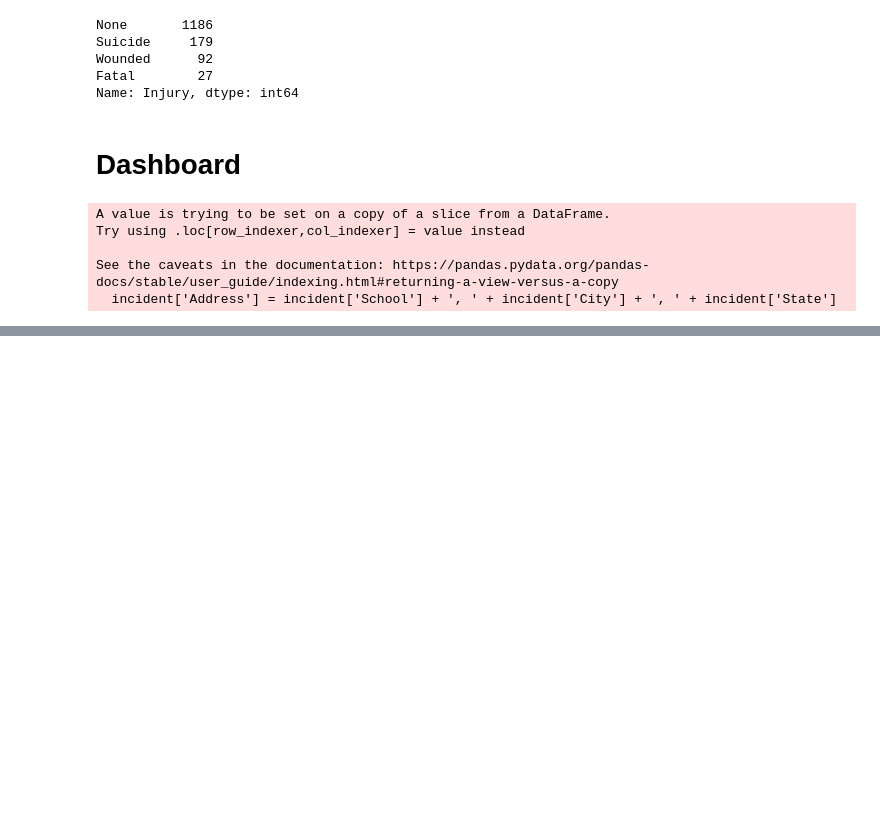
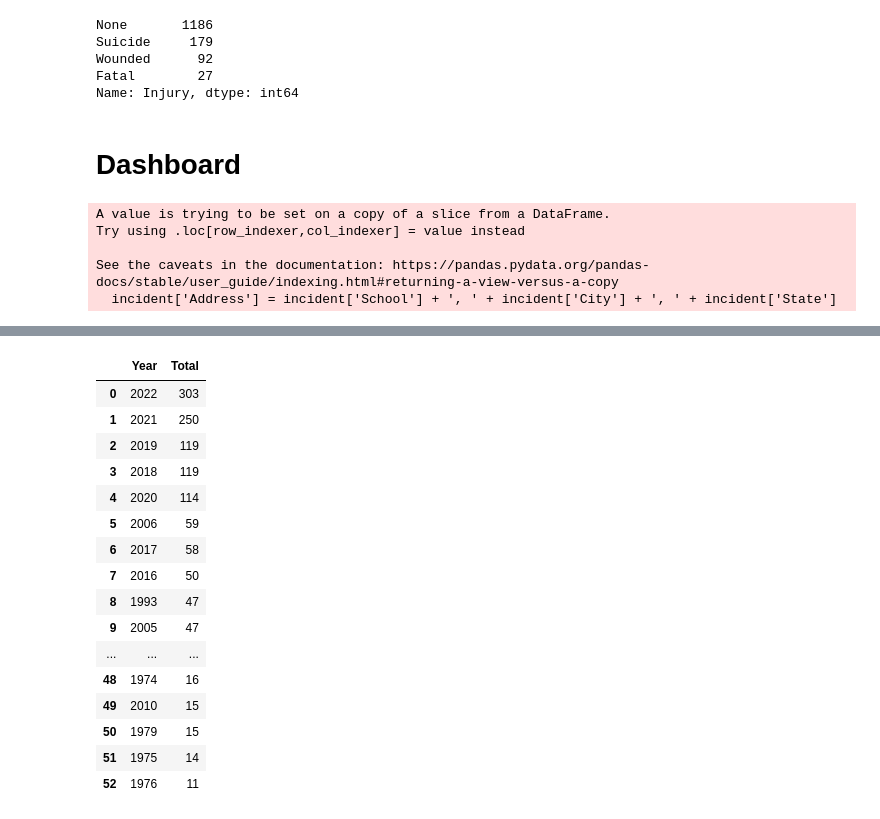
Before and after one commit to timmymiller10/School-Shooting-Dataset-Analysis, a Jupyter notebook: data.ipynb, the cells around one changed output, grey strips where cells are left out. Drawn from its saved outputs; the diff is of its cells as text; code cells hidden in the pictures; blank space fills up the shorter version.

```diff
--- a/data.ipynb
+++ b/data.ipynb
@@ -337,0 +358,20 @@ See the caveats in the documentation: https://pandas.pydata.org/pandas-docs/stab
+# %%
+count_by_year
+# %% [output]
+|  | Year | Total |
+| 0 | 2022 | 303 |
+| 1 | 2021 | 250 |
+| 2 | 2019 | 119 |
+| 3 | 2018 | 119 |
+| 4 | 2020 | 114 |
+| 5 | 2006 | 59 |
+| 6 | 2017 | 58 |
+| 7 | 2016 | 50 |
+| 8 | 1993 | 47 |
+| 9 | 2005 | 47 |
+| ... | ... | ... |
+| 48 | 1974 | 16 |
+| 49 | 2010 | 15 |
+| 50 | 1979 | 15 |
+| 51 | 1975 | 14 |
+| 52 | 1976 | 11 |
```
Also changed, not shown: parts of 4 cells of this notebook.
